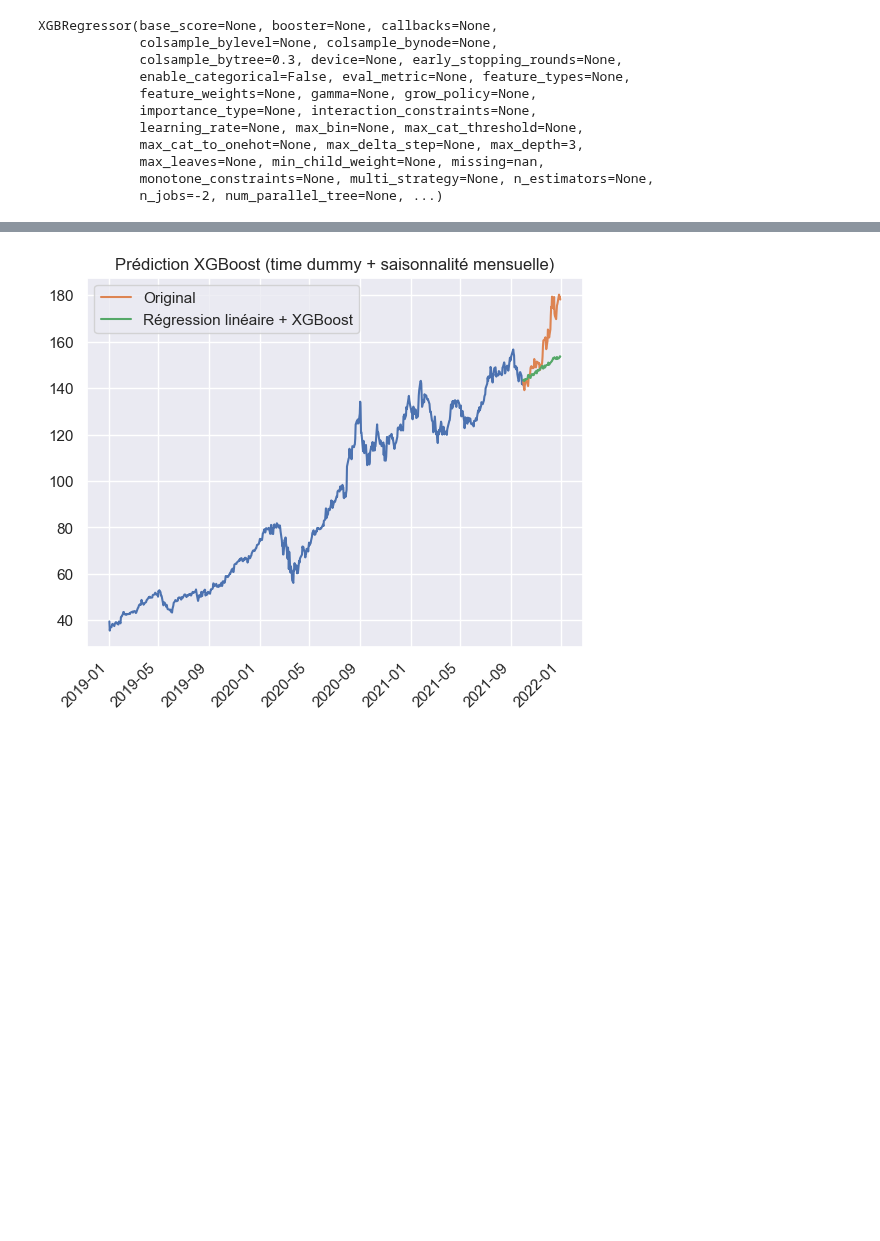
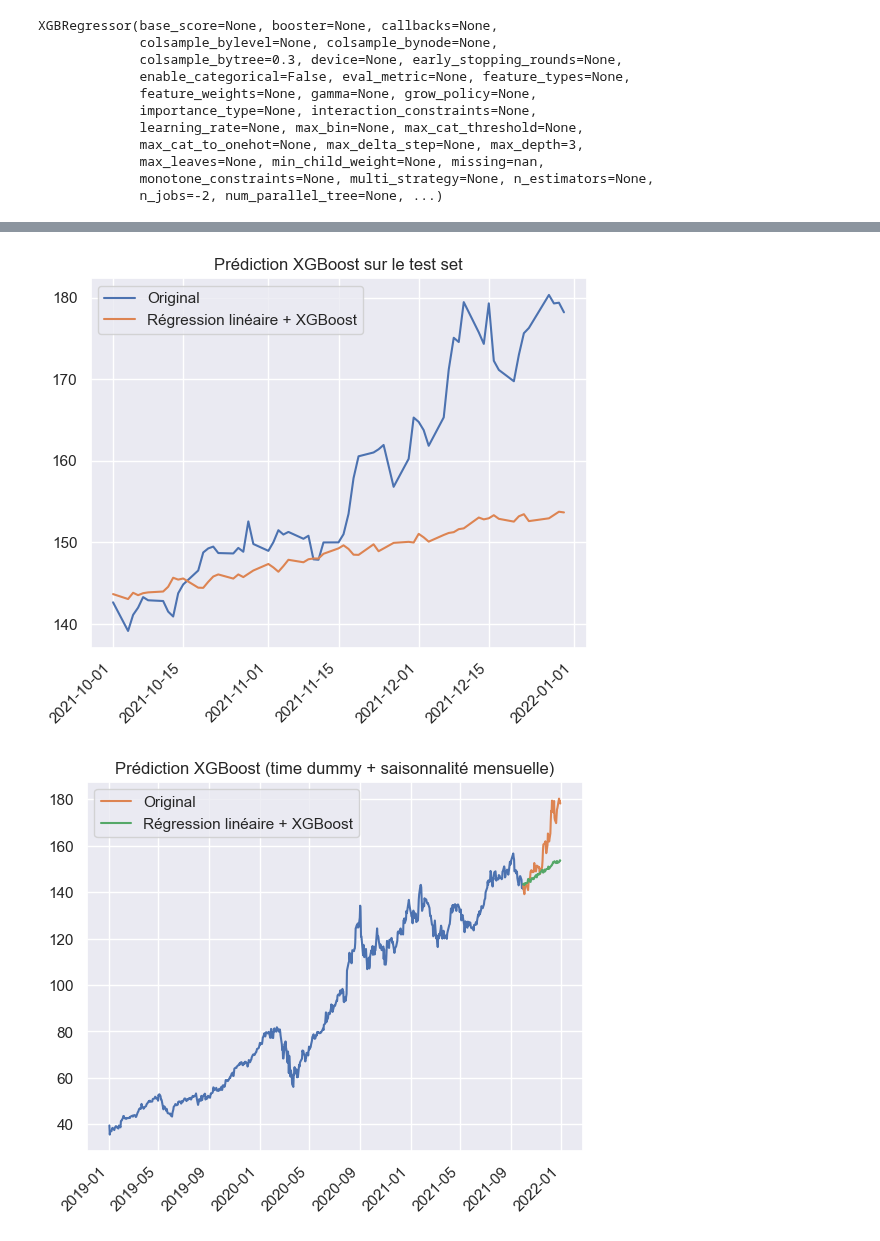
Before and after one commit to Ab2nour/stock-analysis, a Jupyter notebook: notebooks/prediction.ipynb, the cells around one changed output, grey strips where cells are left out. Cells and saved outputs as stored; diff of their text form; code cells hidden in the pictures; blank space fills up the shorter version.

```diff
--- a/notebooks/prediction.ipynb
+++ b/notebooks/prediction.ipynb
@@ -318,3 +313,16 @@ plt.plot(y_pred)
+# %%
+y_pred_test = detrend_prediction(xgb, lr, x_test)
+y_pred_test_df = pd.DataFrame(y_pred_test)
+y_pred_test_df.index = df_test.index
+
+plt.title("Prédiction XGBoost sur le test set")
+plt.plot(df_test[["Close"]], label="Original")
+plt.plot(y_pred_test_df, label="Régression linéaire + XGBoost")
+
+plt.legend()
+_ = plt.xticks(rotation=45, ha="right")
+# %% [output]
+[figure, added]
 # %%
 y_pred = pd.DataFrame(y_pred)
 y_pred.index = df_test.index
```
Also changed, not shown: parts of 15 cells of this notebook, 1 other file.
